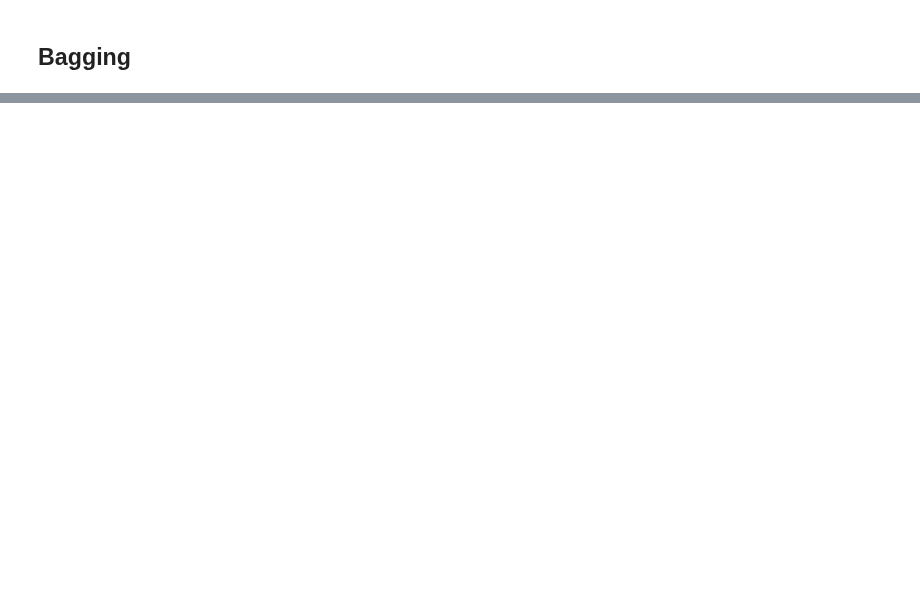
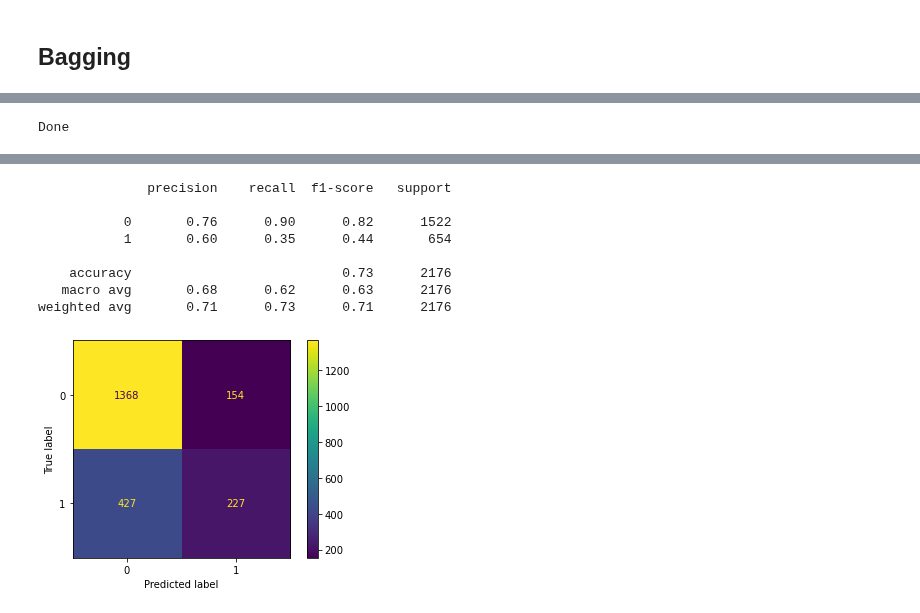
Before and after one commit to ivarejao/NLP-with-Disaster-Tweets, a Jupyter notebook: FinalProject-IgorVarejão-VitorBonella.ipynb, the cells around one changed output, grey strips where cells are left out. Saved outputs shown, nothing was run; the diff lists cells and outputs as text; code cells hidden in the pictures; blank space fills up the shorter version.

```diff
--- a/FinalProject-IgorVarejão-VitorBonella.ipynb
+++ b/FinalProject-IgorVarejão-VitorBonella.ipynb
@@ -519,5 +527,6 @@ KeyboardInterrupt:
 # %%
 from sklearn.ensemble import BaggingClassifier
 
-knn_bag = KNeighborsClassifier(n_neighbors=13)
+knn_bag = KNeighborsClassifier(n_neighbors=knn.best_params_['n_neighbors'])
 bag = test_classifier(BaggingClassifier(base_estimator=knn_bag, n_estimators=20, verbose=10, n_jobs=6), None, X_train,y_train,X_test,y_test)
+# %% [output]
@@ -523,0 +540 @@ bag = test_classifier(BaggingClassifier(base_estimator=knn_bag, n_estimators=20,
+Done
@@ -523,0 +546,9 @@ bag = test_classifier(BaggingClassifier(base_estimator=knn_bag, n_estimators=20,
+              precision    recall  f1-score   support
+
+           0       0.76      0.90      0.82      1522
+           1       0.60      0.35      0.44       654
+
+    accuracy                           0.73      2176
+   macro avg       0.68      0.62      0.63      2176
+weighted avg       0.71      0.73      0.71      2176
+[figure, added]
```
Also changed, not shown: parts of 14 cells of this notebook.
